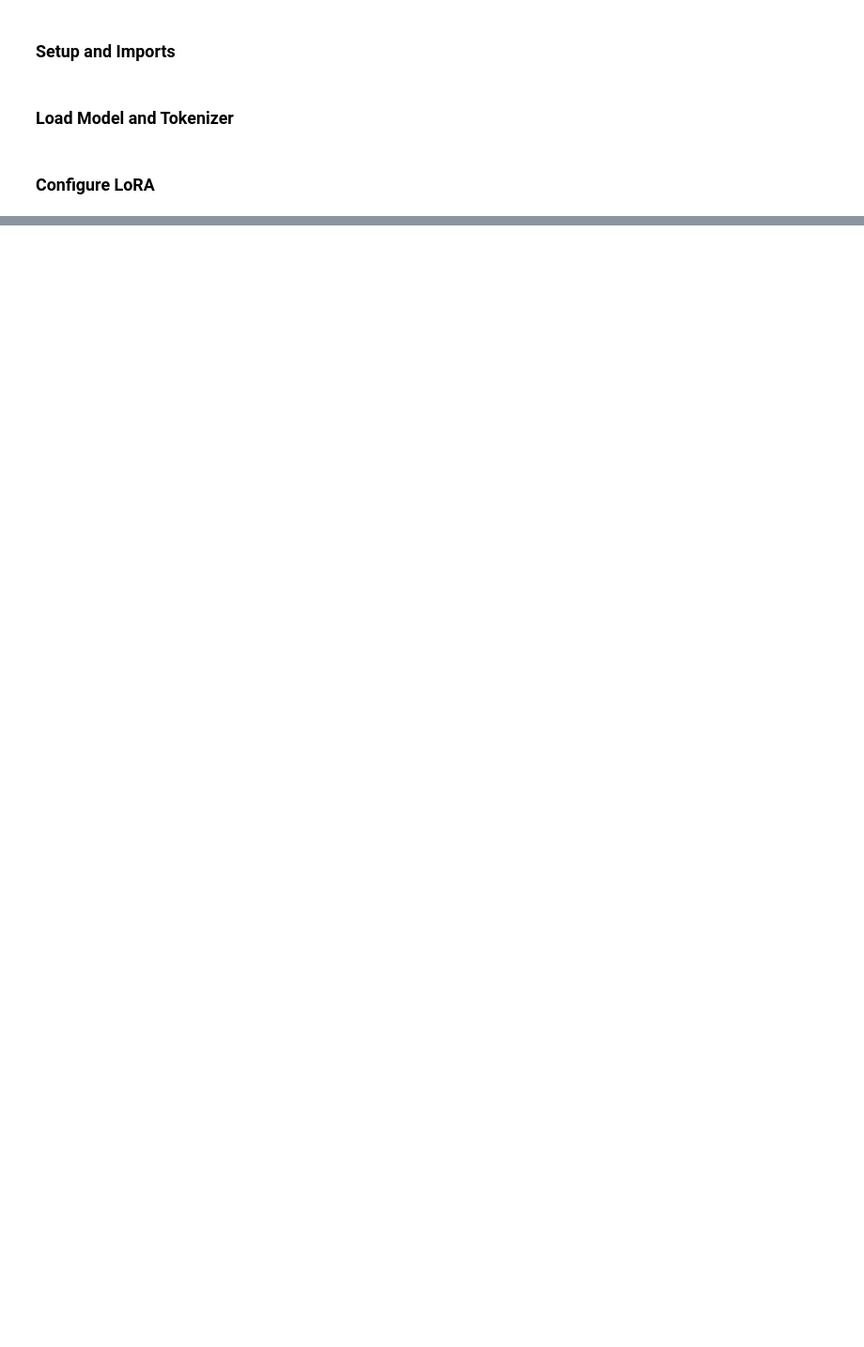
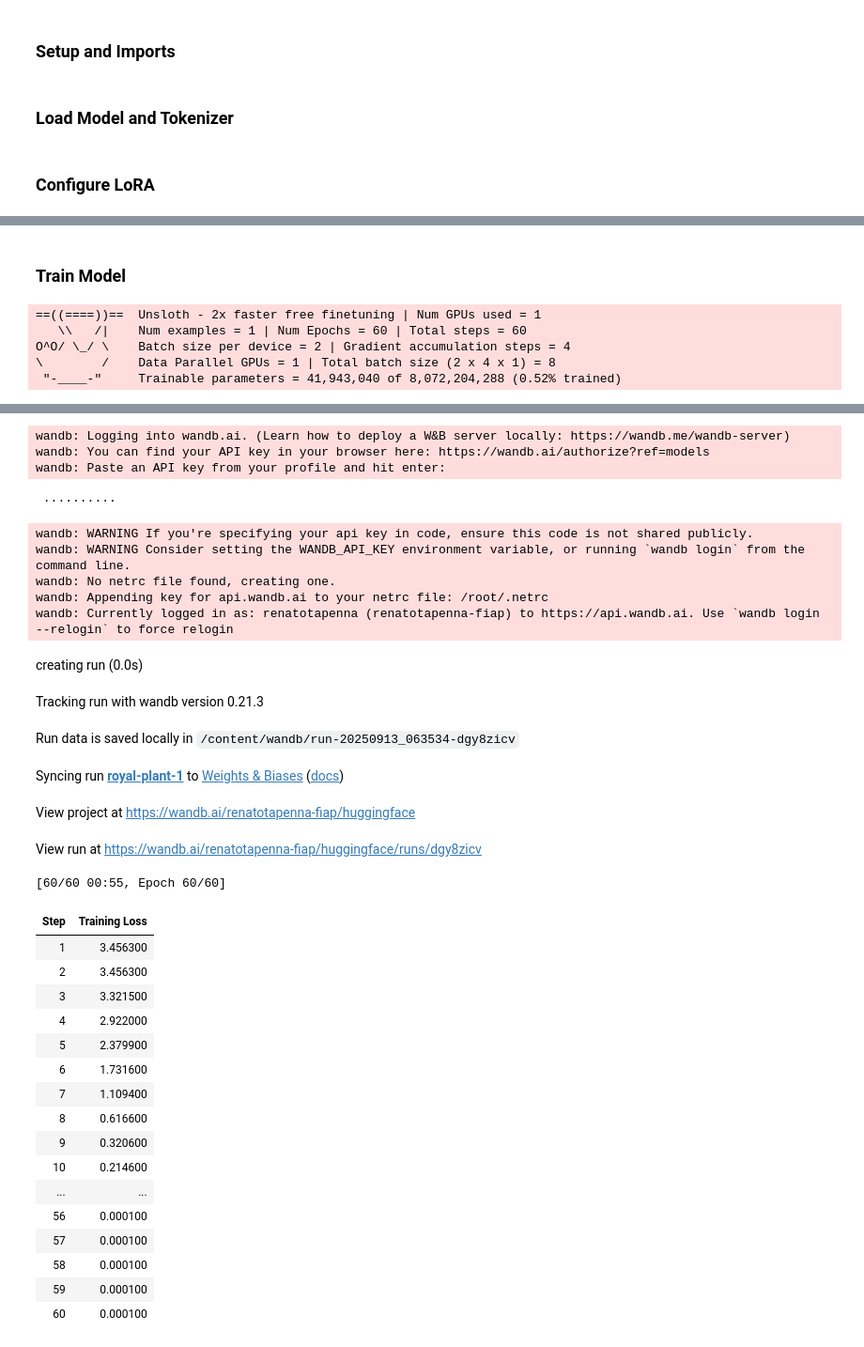
Before and after one commit to renato-penna/fiap-tech-challenge-fase03, a Jupyter notebook: fine_tuning.ipynb, the cells around one changed output, grey strips where cells are left out. Shown: that part at 94% size. Saved outputs shown, nothing was run; the diff lists cells and outputs as text; code cells hidden in the pictures; blank space fills up the shorter version.

Commit message:
train model

```diff
--- a/fine_tuning.ipynb
+++ b/fine_tuning.ipynb
@@ -142,0 +161,25 @@ model = FastLanguageModel.get_peft_model(
+# %%
+trainer = SFTTrainer(
+    model = model,
+    tokenizer = tokenizer,
+    train_dataset = dataset,
+    dataset_text_field = "text",
+    max_seq_length = max_seq_length,
+    dataset_num_proc = 2,
+    packing = False,
+    args = TrainingArguments(
+        per_device_train_batch_size = 2,
+        gradient_accumulation_steps = 4,
+        warmup_steps = 5,
+        max_steps = 60,
+        learning_rate = 2e-4,
+        fp16 = not is_bfloat16_supported(),
+        bf16 = is_bfloat16_supported(),
+        logging_steps = 1,
+        optim = "adamw_8bit",
+        weight_decay = 0.01,
+        lr_scheduler_type = "linear",
+        seed = 3407,
+        output_dir = "outputs",
+    ),
+)
@@ -142,0 +189,10 @@ model = FastLanguageModel.get_peft_model(
+# %% [markdown]
+### Train Model
+# %%
+trainer_stats = trainer.train()
+# %% [output]
+==((====))==  Unsloth - 2x faster free finetuning | Num GPUs used = 1
+   \\   /|    Num examples = 1 | Num Epochs = 60 | Total steps = 60
+O^O/ \_/ \    Batch size per device = 2 | Gradient accumulation steps = 4
+\        /    Data Parallel GPUs = 1 | Total batch size (2 x 4 x 1) = 8
+ "-____-"     Trainable parameters = 41,943,040 of 8,072,204,288 (0.52% trained)
@@ -142,0 +200,33 @@ model = FastLanguageModel.get_peft_model(
+wandb: Logging into wandb.ai. (Learn how to deploy a W&B server locally: https://wandb.me/wandb-server)
+wandb: You can find your API key in your browser here: https://wandb.ai/authorize?ref=models
+wandb: Paste an API key from your profile and hit enter:
+ ··········
+wandb: WARNING If you're specifying your api key in code, ensure this code is not shared publicly.
+wandb: WARNING Consider setting the WANDB_API_KEY environment variable, or running `wandb login` from the command line.
+wandb: No netrc file found, creating one.
+wandb: Appending key for api.wandb.ai to your netrc file: /root/.netrc
+wandb: Currently logged in as: renatotapenna (renatotapenna-fiap) to https://api.wandb.ai. Use `wandb login --relogin` to force relogin
+creating run (0.0s)
+Tracking run with wandb version 0.21.3
+Run data is saved locally in /content/wandb/run-20250913_063534-dgy8zicv
+Syncing run royal-plant-1 to Weights & Biases (docs)
+View project at https://wandb.ai/renatotapenna-fiap/huggingface
+View run at https://wandb.ai/renatotapenna-fiap/huggingface/runs/dgy8zicv
+[60/60 00:55, Epoch 60/60]
+| Step | Training Loss |
+| 1 | 3.456300 |
+| 2 | 3.456300 |
+| 3 | 3.321500 |
+| 4 | 2.922000 |
+| 5 | 2.379900 |
+| 6 | 1.731600 |
+| 7 | 1.109400 |
+| 8 | 0.616600 |
+| 9 | 0.320600 |
+| 10 | 0.214600 |
+| ... | ... |
+| 56 | 0.000100 |
+| 57 | 0.000100 |
+| 58 | 0.000100 |
+| 59 | 0.000100 |
+| 60 | 0.000100 |
```
Also changed, not shown: parts of 8 cells of this notebook.
